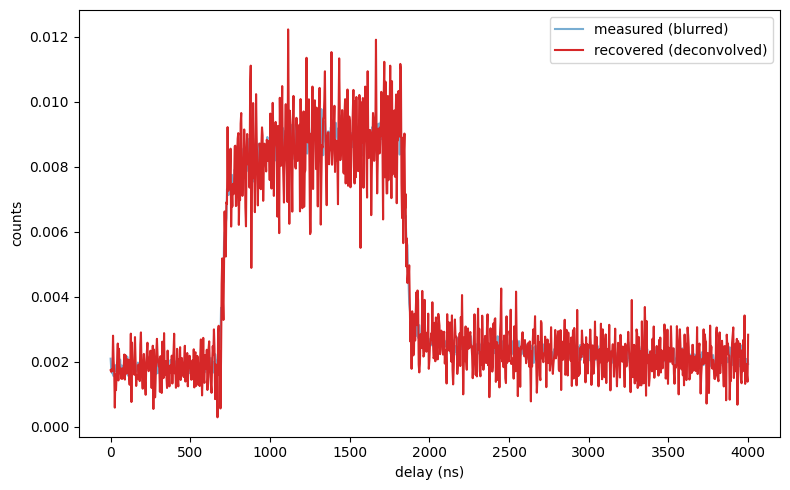
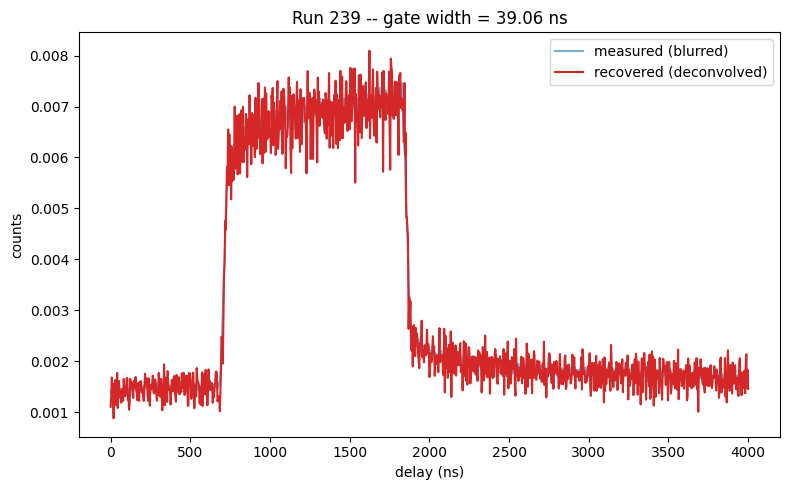
Code edit (unified diff) that turned the first committed figure into the second:
--- before
+++ after
@@ -6,4 +6,5 @@
 ax.set_xlabel('delay (ns)')
 ax.set_ylabel('counts')
+ax.set_title(f'Run {run_num} -- gate width = {gate_width:.2f} ns')
 ax.legend()
 plt.tight_layout()

Commit: 07/23/26